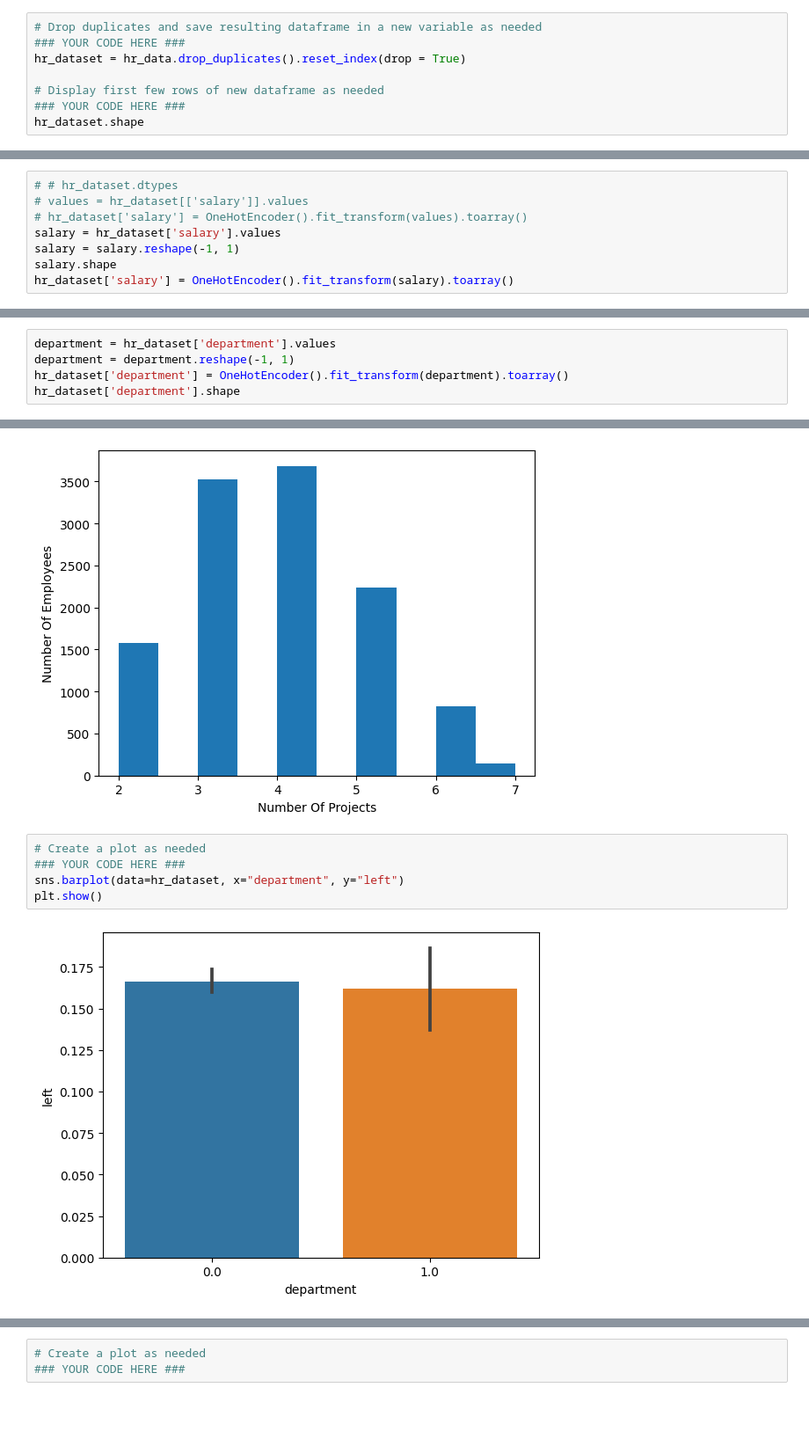
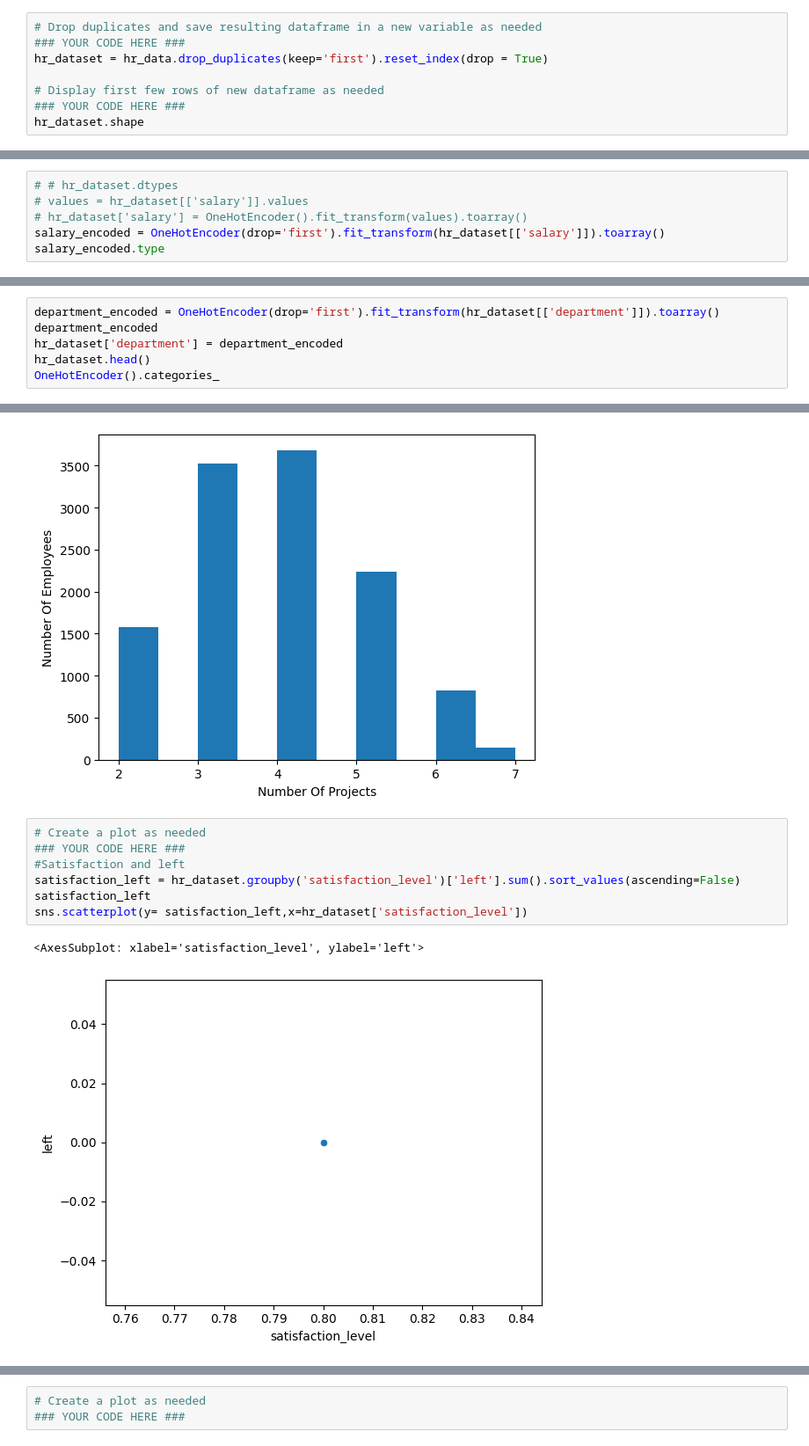
Before and after one commit to CherutoSharleen/Data-Science-2, a Jupyter notebook: Assignment/Assignment-6/Assignment6_Activity.ipynb, the cells around one changed output, grey strips where cells are left out. Shown: that part at 88% size. Saved outputs shown, nothing was run; the diff lists cells and outputs as text; blank space fills up the shorter version.

```diff
--- a/Assignment/Assignment-6/Assignment6_Activity.ipynb
+++ b/Assignment/Assignment-6/Assignment6_Activity.ipynb
@@ -237,7 +294,7 @@ hr_duplicates.head()
 # %%
 # Drop duplicates and save resulting dataframe in a new variable as needed
 ### YOUR CODE HERE ###
-hr_dataset = hr_data.drop_duplicates().reset_index(drop = True)
+hr_dataset = hr_data.drop_duplicates(keep='first').reset_index(drop = True)
 
 # Display first few rows of new dataframe as needed
 ### YOUR CODE HERE ###
@@ -304,7 +409,5 @@ Certain types of models are more sensitive to outliers than others. When you get
 # # hr_dataset.dtypes
 # values = hr_dataset[['salary']].values
 # hr_dataset['salary'] = OneHotEncoder().fit_transform(values).toarray()
-salary = hr_dataset['salary'].values
-salary = salary.reshape(-1, 1)
-salary.shape
-hr_dataset['salary'] = OneHotEncoder().fit_transform(salary).toarray()
+salary_encoded = OneHotEncoder(drop='first').fit_transform(hr_dataset[['salary']]).toarray()
+salary_encoded.type
@@ -311,5 +415,0 @@ hr_dataset['salary'] = OneHotEncoder().fit_transform(salary).toarray()
-# %%
-department = hr_dataset['department'].values
-department = department.reshape(-1, 1)
-hr_dataset['department'] = OneHotEncoder().fit_transform(department).toarray()
-hr_dataset['department'].shape
@@ -317,0 +416,6 @@ hr_dataset['department'].shape
+# %%
+department_encoded = OneHotEncoder(drop='first').fit_transform(hr_dataset[['department']]).toarray()
+department_encoded
+hr_dataset['department'] = department_encoded
+hr_dataset.head()
+OneHotEncoder().categories_
@@ -329,10 +455,13 @@ plt.show()
 # %%
 # Create a plot as needed
 ### YOUR CODE HERE ###
-sns.barplot(data=hr_dataset, x="department", y="left")
-plt.show()
+#Satisfaction and left
+satisfaction_left = hr_dataset.groupby('satisfaction_level')['left'].sum().sort_values(ascending=False)
+satisfaction_left
+sns.scatterplot(y= satisfaction_left,x=hr_dataset['satisfaction_level'])
 # %% [output]
+<AxesSubplot: xlabel='satisfaction_level', ylabel='left'>
-[figure, old version]
+[figure, new version]
 # %%
 # Create a plot as needed
 ### YOUR CODE HERE ###
```
Also changed, not shown: parts of 22 cells of this notebook.
